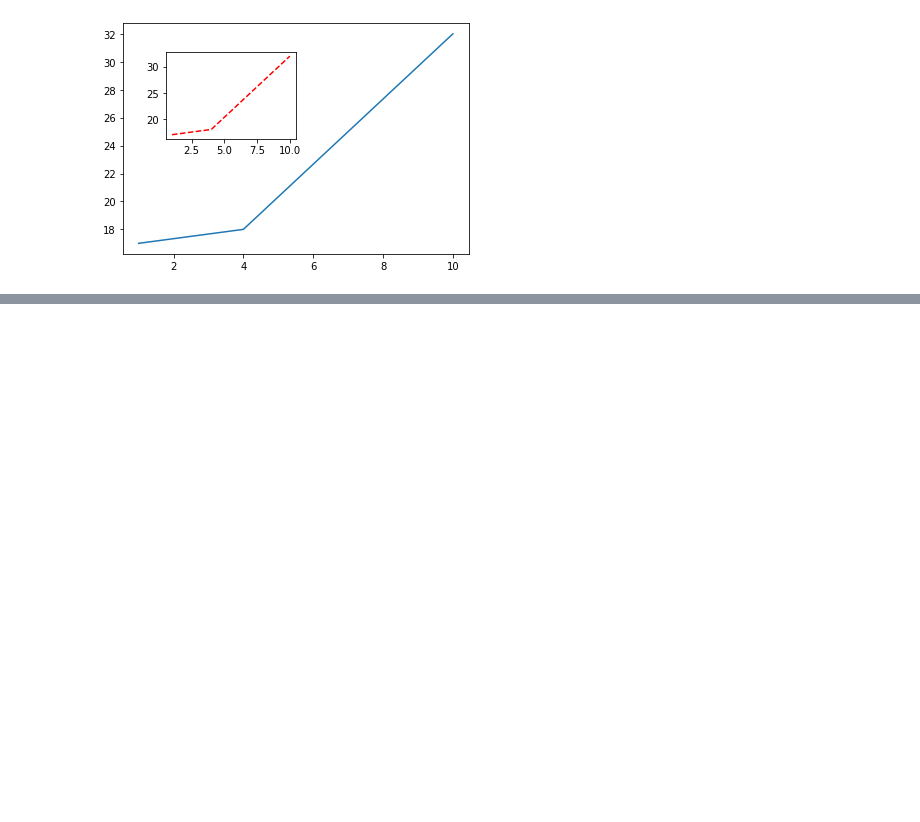
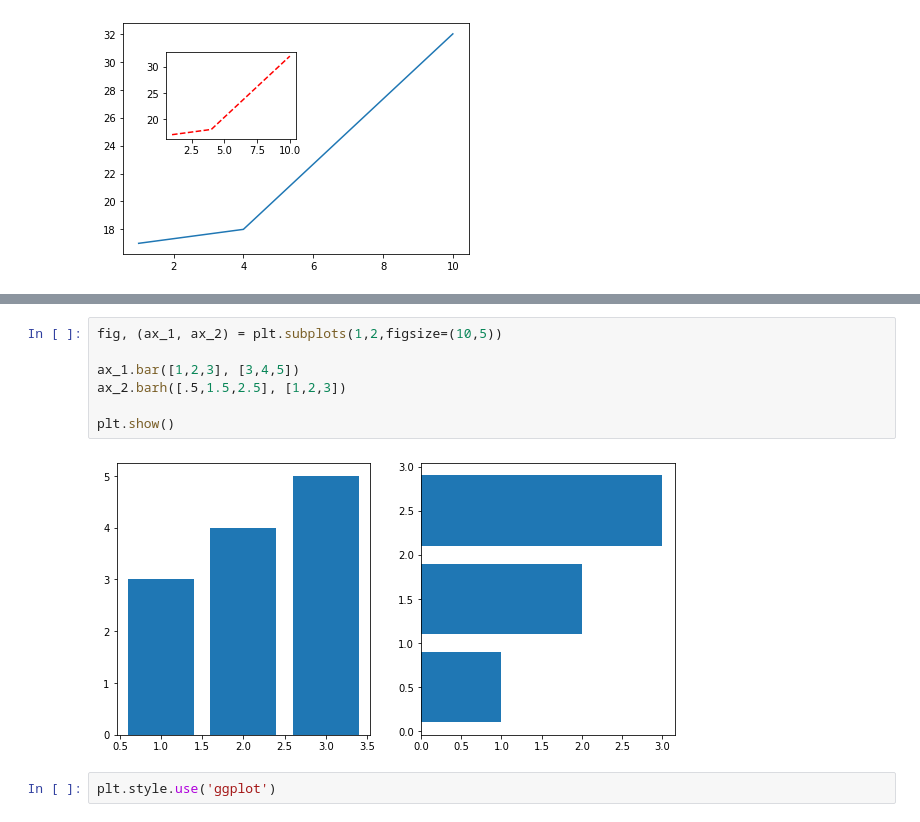
Before and after one commit to jpaulorc/DSZ, a Jupyter notebook: Data_Visualization.ipynb, the cells around one changed output, grey strips where cells are left out. Drawn from its saved outputs; the diff is of its cells as text; blank space fills up the shorter version.

```diff
--- a/Data_Visualization.ipynb
+++ b/Data_Visualization.ipynb
@@ -191,0 +202,11 @@ axes_b.plot(x,y,'r--')
+# %%
+fig, (ax_1, ax_2) = plt.subplots(1,2,figsize=(10,5))
+
+ax_1.bar([1,2,3], [3,4,5])
+ax_2.barh([.5,1.5,2.5], [1,2,3])
+
+plt.show()
+# %% [output]
+[figure, added]
+# %%
+plt.style.use('ggplot')
```
Also changed, not shown: parts of 4 cells of this notebook.
